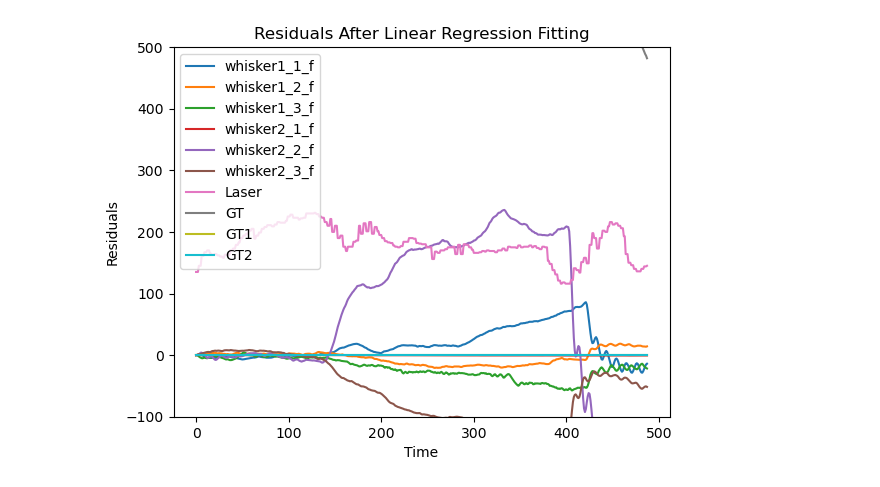
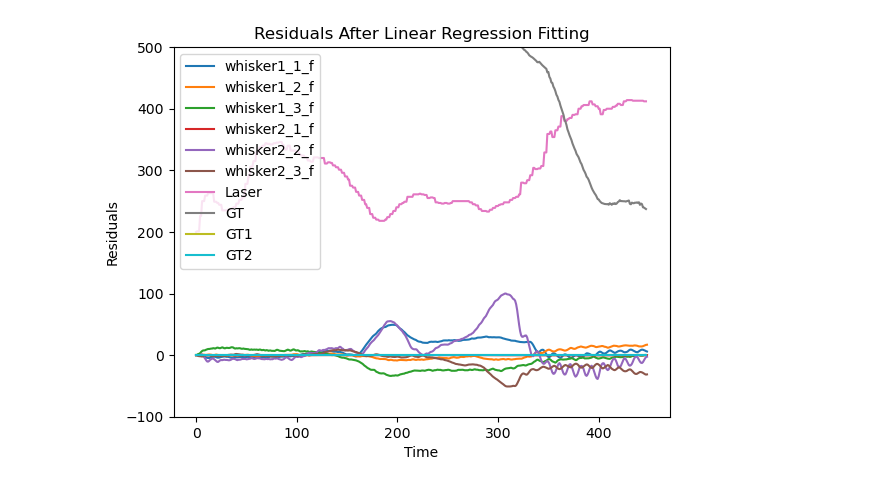
Before and after one commit to TacYee/autonomous-fly, a Jupyter notebook: FLowdeck/plotter.ipynb, the cells around one changed output. Drawn from its saved outputs; the diff is of its cells as text; code cells hidden in the pictures.

```diff
--- a/FLowdeck/plotter.ipynb
+++ b/FLowdeck/plotter.ipynb
@@ -133,6 +154,6 @@ class LineIntersection:
 # %%
 # 1-5
-data = pd.read_csv('data/20240422/2024-04-22+16:25:11+.csv')
+data = pd.read_csv('data/20240422/2024-04-22+16:29:27+.csv')
 pressure = data.iloc[2:490, 7:13].values
 laser = data.iloc[2:490, -1].values
 yaw = data.iloc[2:490, -3].values
@@ -197,32 +218,32 @@ plt.xlabel("Time")
 plt.ylabel("Residuals")
 plt.ylim(-100, 500)
 plt.title("Residuals After Linear Regression Fitting")
 plt.show()
 
 
 new_data = pd.DataFrame({
     'whisker1_1': filtered_pressure[:,0],
     'whisker1_2': filtered_pressure[:,1],
     'whisker1_3': filtered_pressure[:,2],
     'whisker2_1': filtered_pressure[:,3],
     'whisker2_2': filtered_pressure[:,4],
     'whisker2_3': filtered_pressure[:,5],
     'Laser1': laser1,
     'Laser2': laser2,
     'laser': laser,
     'yaw': yaw,
     'pitch': pitch,
     'positionX': position[:,0],
     'positionY': position[:,1],
     'positionZ': position[:,2],
     'velocityX': velocity[:,0],
     'velocityY': velocity[:,1],
     'velocityZ': velocity[:,2],
     'GT': GT,
     'GT1': GT1,
     'GT2': GT2
 
 })
-new_data.to_csv('dataanalyse/0425/data1.csv', index=False)
+# new_data.to_csv('dataanalyse/0425/data1.csv', index=False)
 # %% [output]
-[figure, old version]
+[figure, new version]
```
Also changed, not shown: parts of 1 cell of this notebook, 46 other files.
